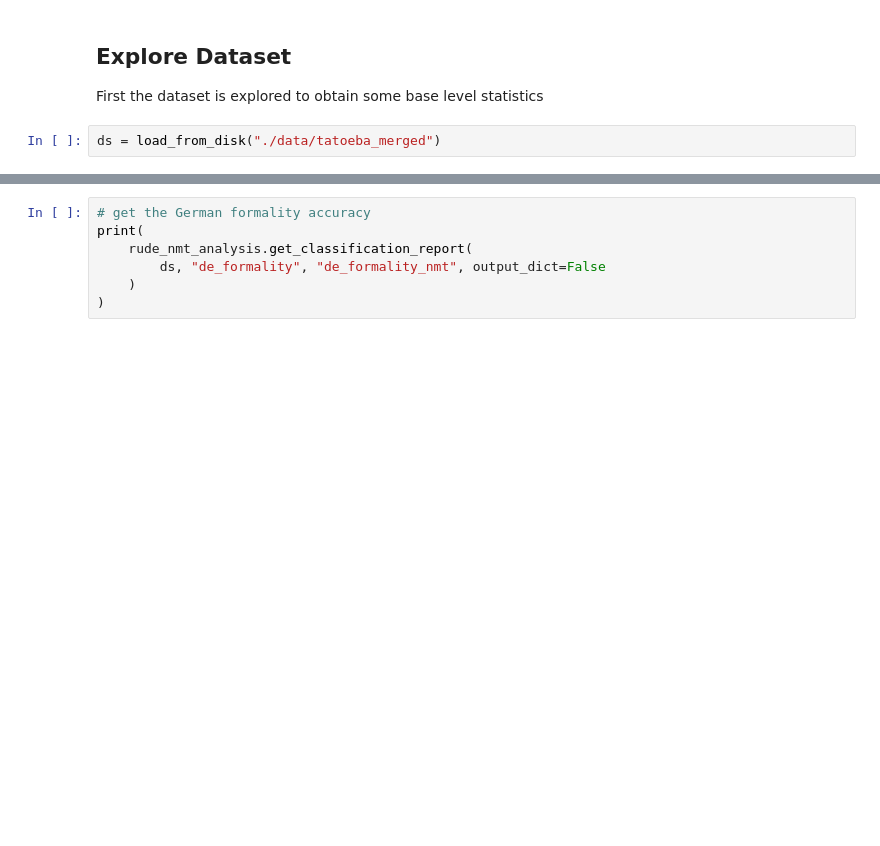
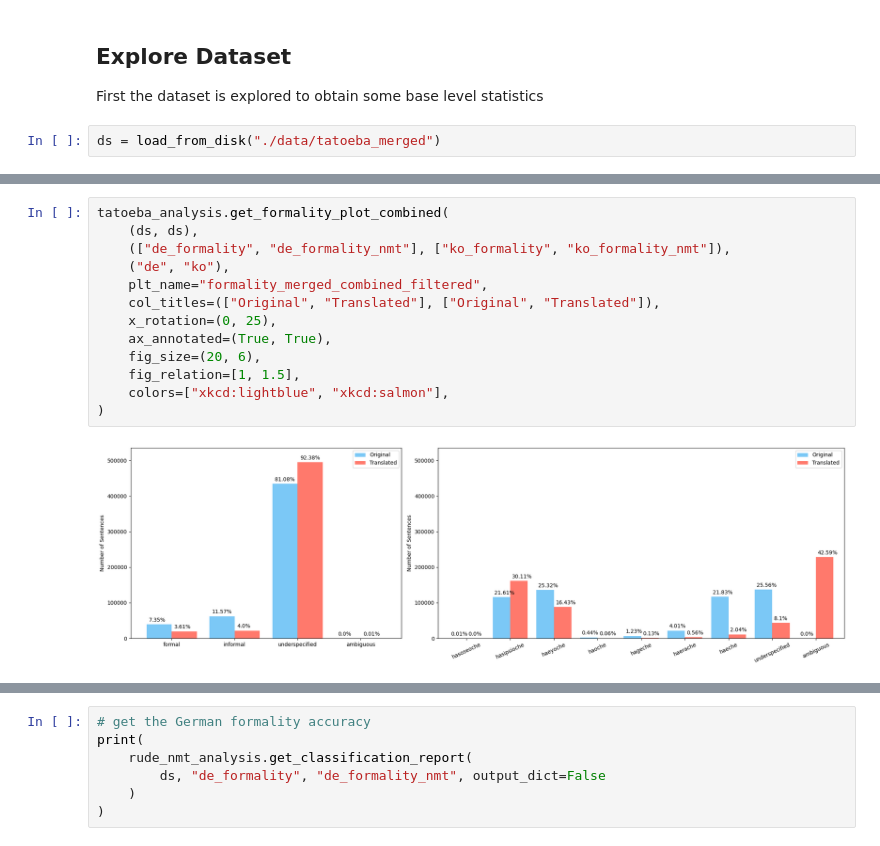
Before and after one commit to lsickert/rude-nmt, a Jupyter notebook: analysis.ipynb, the cells around one changed output, grey strips where cells are left out. Saved outputs shown, nothing was run; the diff lists cells and outputs as text; blank space fills up the shorter version.

```diff
--- a/analysis.ipynb
+++ b/analysis.ipynb
@@ -51,3 +58,18 @@ print(ds)
+# %%
+tatoeba_analysis.get_formality_plot_combined(
+    (ds, ds),
+    (["de_formality", "de_formality_nmt"], ["ko_formality", "ko_formality_nmt"]),
+    ("de", "ko"),
+    plt_name="formality_merged_combined_filtered",
+    col_titles=(["Original", "Translated"], ["Original", "Translated"]),
+    x_rotation=(0, 25),
+    ax_annotated=(True, True),
+    fig_size=(20, 6),
+    fig_relation=[1, 1.5],
+    colors=["xkcd:lightblue", "xkcd:salmon"],
+)
+# %% [output]
+[figure, added]
 # %%
 # get the German formalities
 tatoeba_analysis.get_formality_plot(
```
Also changed, not shown: parts of 28 cells of this notebook, 20 other files.
